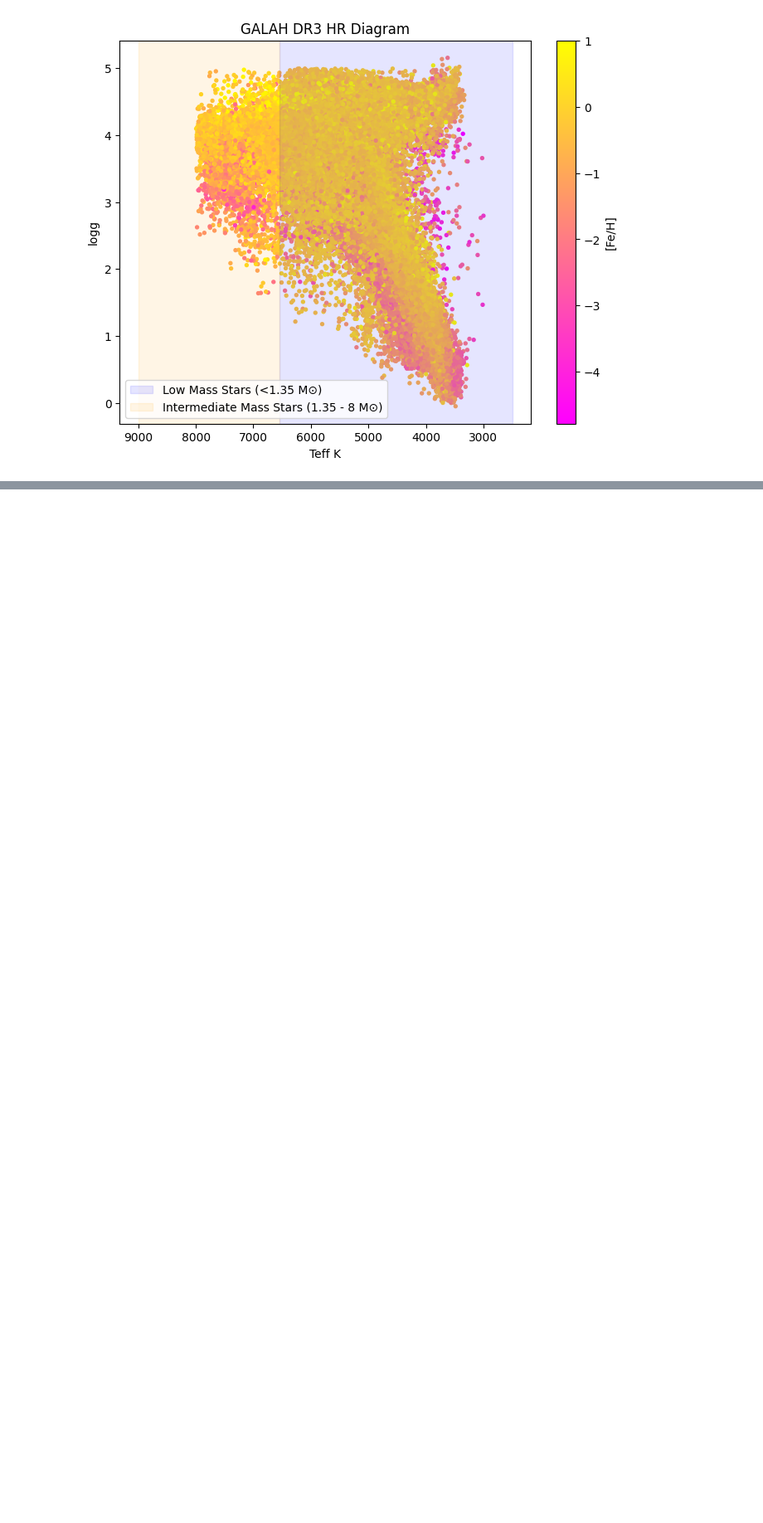
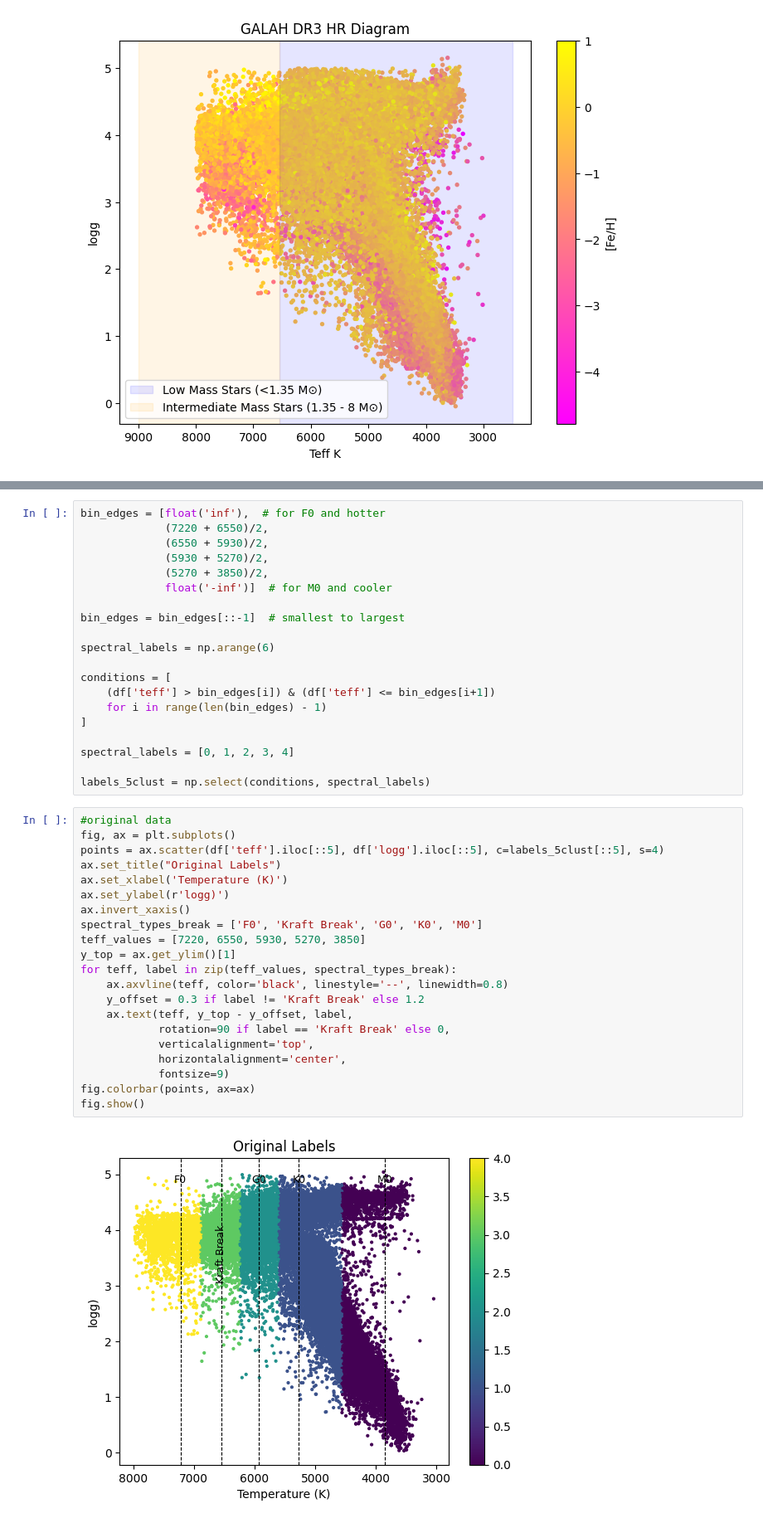
Before and after one commit to PK0207/geology_final_project, a Jupyter notebook: GALAH_sample.ipynb, the cells around one changed output, grey strips where cells are left out. Shown at 83% size. Saved outputs shown, nothing was run; the diff lists cells and outputs as text; blank space fills up the shorter version.

```diff
--- a/GALAH_sample.ipynb
+++ b/GALAH_sample.ipynb
@@ -161,0 +211,43 @@ labels5, centers5 = clustering(5, XT, labels_5clust)
+# %%
+bin_edges = [float('inf'),  # for F0 and hotter
+             (7220 + 6550)/2,
+             (6550 + 5930)/2,
+             (5930 + 5270)/2,
+             (5270 + 3850)/2,
+             float('-inf')]  # for M0 and cooler
+
+bin_edges = bin_edges[::-1]  # smallest to largest
+
+spectral_labels = np.arange(6)
+
+conditions = [
+    (df['teff'] > bin_edges[i]) & (df['teff'] <= bin_edges[i+1])
+    for i in range(len(bin_edges) - 1)
+]
+
+spectral_labels = [0, 1, 2, 3, 4]
+
+labels_5clust = np.select(conditions, spectral_labels)
+# %%
+#original data
+fig, ax = plt.subplots()
+points = ax.scatter(df['teff'].iloc[::5], df['logg'].iloc[::5], c=labels_5clust[::5], s=4)
+ax.set_title("Original Labels")
+ax.set_xlabel('Temperature (K)')
+ax.set_ylabel(r'logg)')
+ax.invert_xaxis()
+spectral_types_break = ['F0', 'Kraft Break', 'G0', 'K0', 'M0']
+teff_values = [7220, 6550, 5930, 5270, 3850]
+y_top = ax.get_ylim()[1]
+for teff, label in zip(teff_values, spectral_types_break):
+    ax.axvline(teff, color='black', linestyle='--', linewidth=0.8)
+    y_offset = 0.3 if label != 'Kraft Break' else 1.2
+    ax.text(teff, y_top - y_offset, label,
+            rotation=90 if label == 'Kraft Break' else 0,
+            verticalalignment='top',
+            horizontalalignment='center',
+            fontsize=9)
+fig.colorbar(points, ax=ax)
+fig.show()
+# %% [output]
+[figure, added]
```
Also changed, not shown: parts of 25 cells of this notebook, 2 other files.
